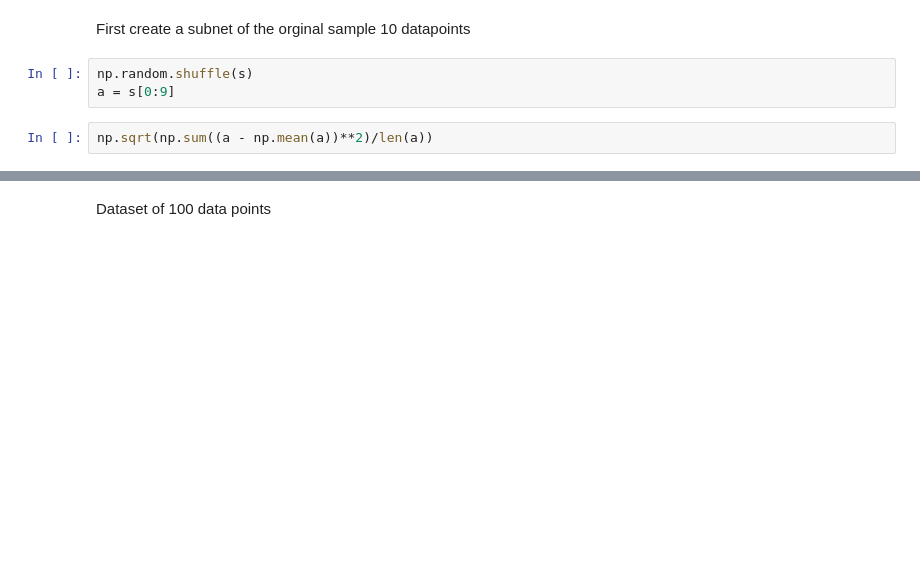
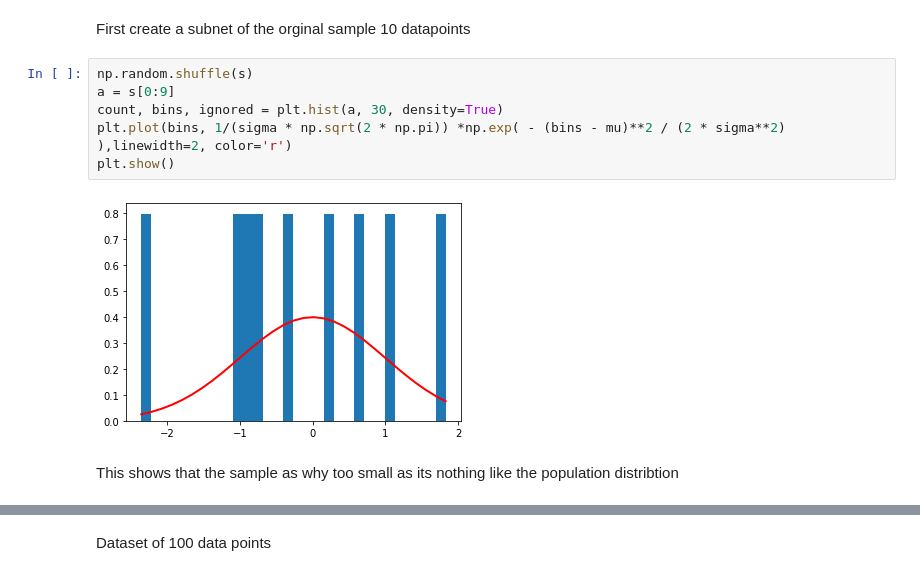
Before and after one commit to neadie/MachineLearningAndStatistics, a Jupyter notebook: tasksmachineLearningandStats.ipynb, the cells around one changed output, grey strips where cells are left out. Cells and saved outputs as stored; diff of their text form; blank space fills up the shorter version.

```diff
--- a/tasksmachineLearningandStats.ipynb
+++ b/tasksmachineLearningandStats.ipynb
@@ -274,10 +279,15 @@ np.sqrt(np.sum((s - np.mean(s))**2)/len(s))
 #### Dealing with a sample
 # %% [markdown]
 First create a subnet of the orginal sample 10 datapoints
-# %%
-np.random.shuffle(s)
-a = s[0:9]
-# %%
-np.sqrt(np.sum((a - np.mean(a))**2)/len(a))
+# %%
+np.random.shuffle(s)
+a = s[0:9]
+count, bins, ignored = plt.hist(a, 30, density=True)
+plt.plot(bins, 1/(sigma * np.sqrt(2 * np.pi)) *np.exp( - (bins - mu)**2 / (2 * sigma**2) ),linewidth=2, color='r')
+plt.show()
+# %% [output]
+[figure, added]
+# %% [markdown]
+This shows that the sample as why too small as its nothing like the population distribtion
 # %%
 np.sqrt(np.sum((a - np.mean(a))**2)/(len(a) -1) )
```
Also changed, not shown: parts of 45 cells of this notebook, 1 other file.
